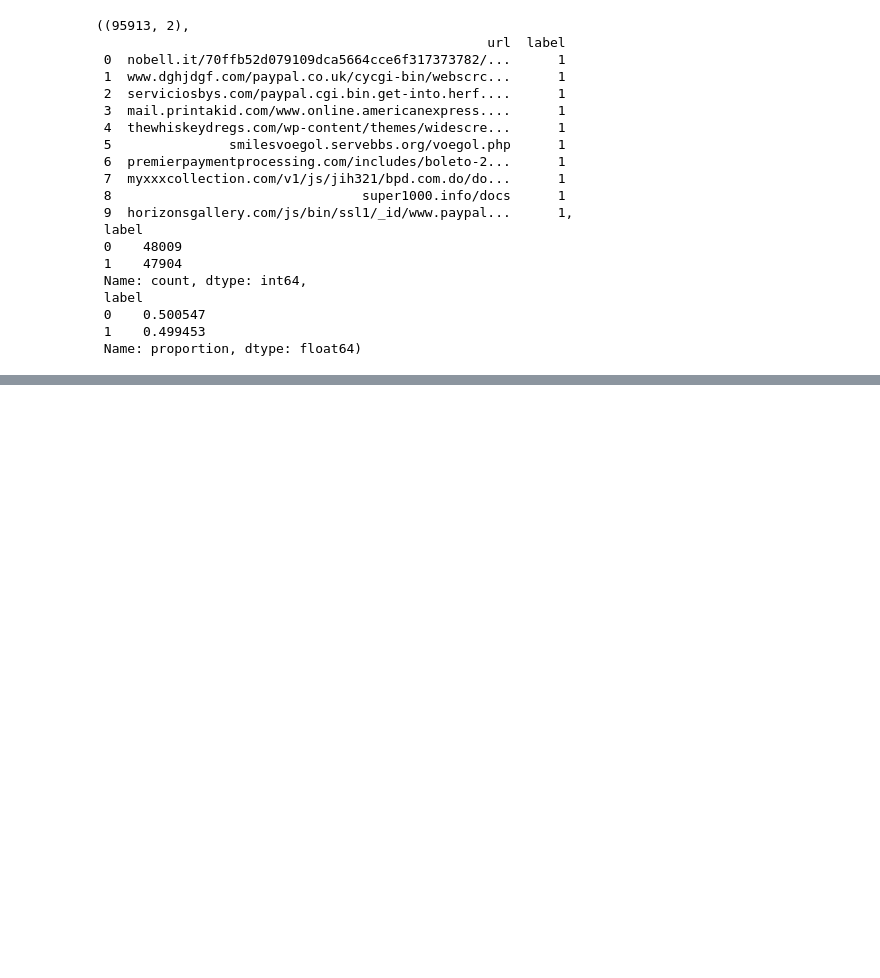
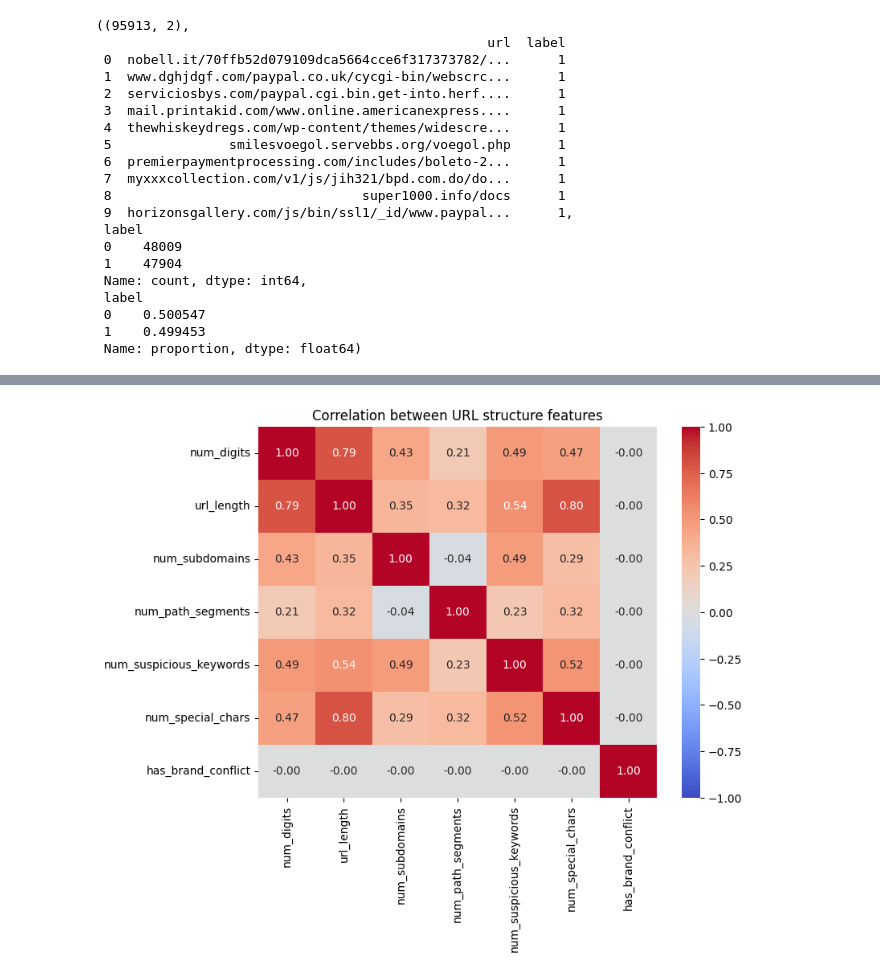
Before and after one commit to polinacsv/phishing_URL_detection, a Jupyter notebook: notebooks/03_model_baseline.ipynb, the cells around one changed output, grey strips where cells are left out. Cells and saved outputs as stored; diff of their text form; code cells hidden in the pictures; blank space fills up the shorter version.

```diff
--- a/notebooks/03_model_baseline.ipynb
+++ b/notebooks/03_model_baseline.ipynb
@@ -147,0 +890,15 @@ shape, head, label_counts, label_distribution
+# %%
+# Apply the full feature extractor
+df_storm_feat = add_url_structure_features(df_storm_feat)
+
+# Preview all new features
+df_storm_feat[[
+    'url',
+    'num_digits',
+    'url_length',
+    'num_subdomains',
+    'num_path_segments',
+    'num_suspicious_keywords',
+    'num_special_chars',
+    'has_brand_conflict'
+]].head()
@@ -147,0 +945,23 @@ shape, head, label_counts, label_distribution
+# %%
+# pick only numeric feature columns
+cols = [
+    'num_digits',
+    'url_length',
+    'num_subdomains',
+    'num_path_segments',
+    'num_suspicious_keywords',
+    'num_special_chars',
+    'has_brand_conflict'
+]
+
+corr = df_storm_feat[cols].corr()
+
+# heatmap
+plt.figure(figsize=(8,6))
+sns.heatmap(corr, annot=True, fmt=".2f", cmap="coolwarm", vmin=-1, vmax=1)
+plt.title("Correlation between URL structure features")
+plt.show()
+
+corr
+# %% [output]
+[figure, added]
```
Also changed, not shown: parts of 71 cells of this notebook, 3 other files.
